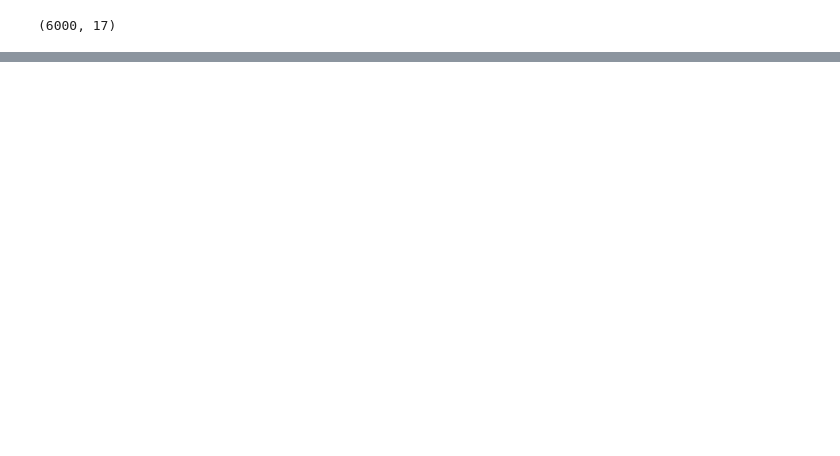
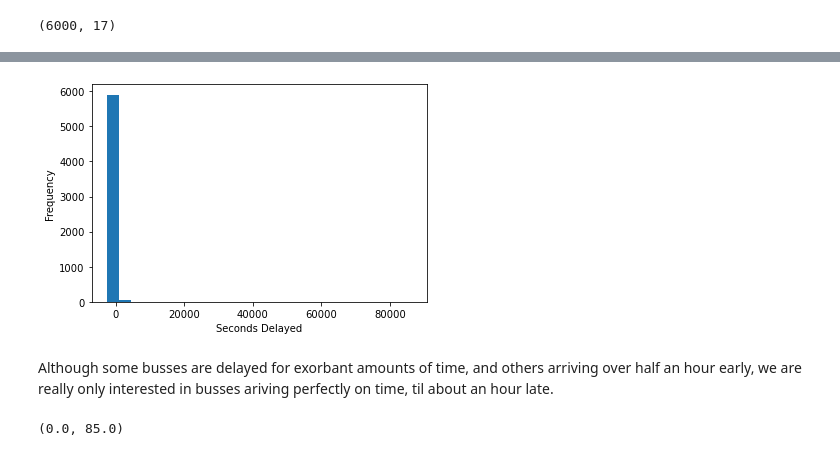
Before and after one commit to kjxlstad/RuterDataVisualization, a Jupyter notebook: ruterdata.ipynb, the cells around one changed output, grey strips where cells are left out. Saved outputs shown, nothing was run; the diff lists cells and outputs as text; code cells hidden in the pictures; blank space fills up the shorter version.

```diff
--- a/ruterdata.ipynb
+++ b/ruterdata.ipynb
@@ -54,0 +67,35 @@ data['Kommune'].value_counts().plot.barh()
+# %%
+# There seems to be some lines in the data where the actual arival time is null. Bus missing?
+
+# We need a function for calculating delay
+def delay(actual, expected) : return clean_hour(actual) - clean_hour(expected)
+
+def clean_hour(time) : return pd.Timestamp(str(int(time[0:2]) % 24) + time[2:])
+
+def format_date(date) :
+    d, m, y = map(int, date.split('/'))
+    return pd.Timestamp(day=d, month=m, year=y)
+
+expected_arrivals = data['Tidspunkt_Planlagt_Ankomst_Holdeplass_Fra']
+actual_arrivals = data['Tidspunkt_Faktisk_Ankomst_Holdeplass_Fra']
+dates = data['Dato']
+
+# Restructure data with new datapoint 'Delay'
+int_data = {'Hour' : [], 'Day of Week' : [], 'Delay': []}
+
+for i in range(len(data)) :
+    # Some datapoints contain no data for actual arrival time, meaning something failed or the bus never reached its stop
+    # Ignoring those entries
+    try:
+        hour = clean_hour(actual_arrivals[i]).hour
+        day = format_date(dates[i]).dayofweek
+        dt = delay(actual_arrivals[i], expected_arrivals[i]).total_seconds()
+    except ValueError:
+        continue
+
+    int_data['Hour'].append(hour)
+    int_data['Day of Week'].append(day)
+    int_data['Delay'].append(dt)
+
+dataframe = pd.DataFrame(data=int_data)
+dataframe
@@ -54,0 +132,14 @@ data['Kommune'].value_counts().plot.barh()
+# %%
+plot.hist(dataframe.Delay, bins=25, rwidth=1)
+plot.xlabel('Seconds Delayed')
+plot.ylabel('Frequency')
+plot.show()
+# %% [output]
+[figure, added]
+# %% [markdown]
+Although some busses are delayed for exorbant amounts of time, and others arriving over half an hour early, we are really only interested in busses ariving perfectly on time, til about an hour late.
+# %%
+lower, upper = dataframe.Delay.quantile([0.14, 0.50])
+lower, upper
+# %% [output]
+(0.0, 85.0)
```
Also changed, not shown: parts of 19 cells of this notebook.
